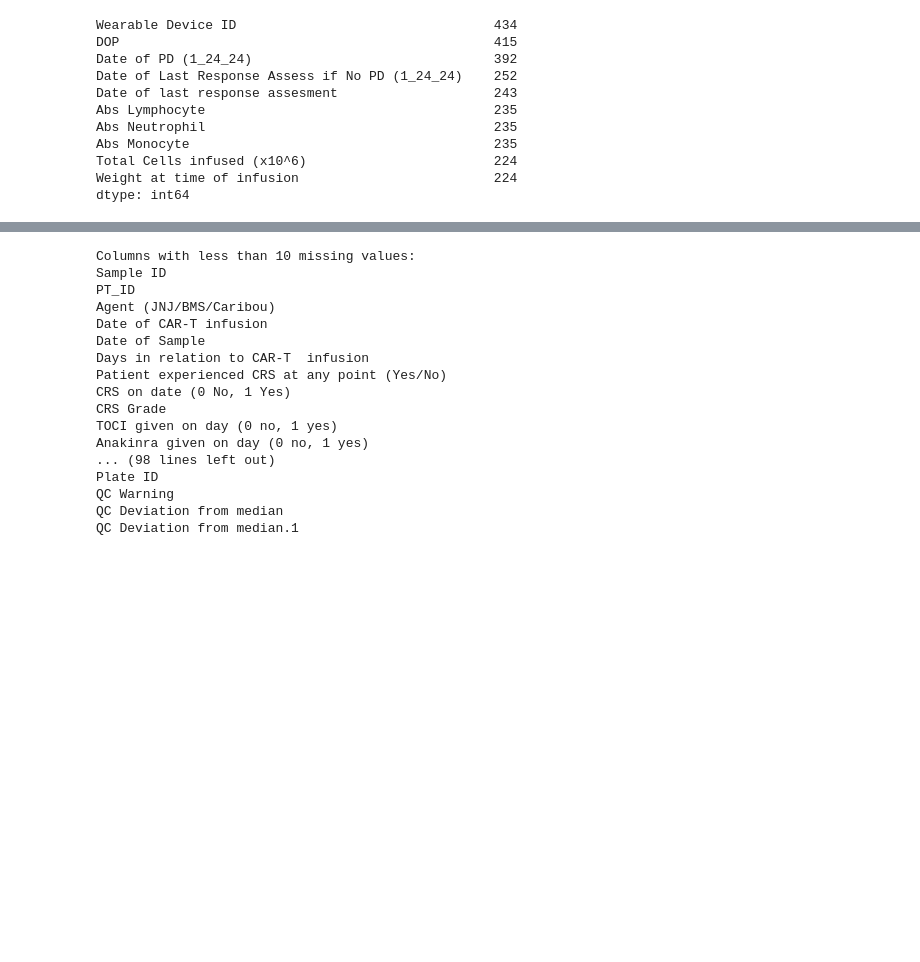
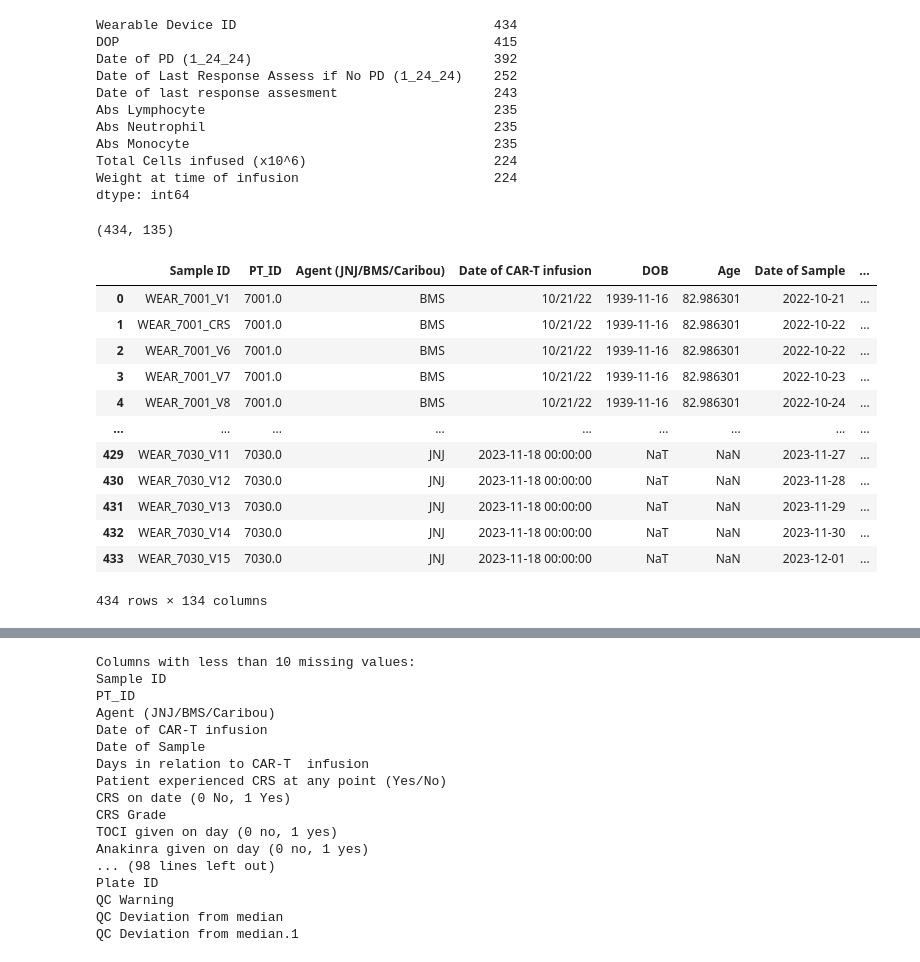
Before and after one commit to Ali-Quidwai/CRS-Detection, a Jupyter notebook: notebooks/Tanyue_time_series_clustering.ipynb, the cells around one changed output, grey strips where cells are left out. Drawn from its saved outputs; the diff is of its cells as text; code cells hidden in the pictures; blank space fills up the shorter version.

```diff
--- a/notebooks/Tanyue_time_series_clustering.ipynb
+++ b/notebooks/Tanyue_time_series_clustering.ipynb
@@ -35,3 +35,24 @@ Abs Monocyte                                       235
 Total Cells infused (x10^6)                        224
 Weight at time of infusion                         224
 dtype: int64
+# %%
+df.shape
+# %% [output]
+(434, 135)
+# %%
+df = df.drop(columns= ["Wearable Device ID"])
+df
+# %% [output]
+|  | Sample ID | PT_ID | Agent (JNJ/BMS/Caribou) | Date of CAR-T infusion | DOB | Age | Date of Sample | ... |
+| 0 | WEAR_7001_V1 | 7001.0 | BMS | 10/21/22 | 1939-11-16 | 82.986301 | 2022-10-21 | ... |
+| 1 | WEAR_7001_CRS | 7001.0 | BMS | 10/21/22 | 1939-11-16 | 82.986301 | 2022-10-22 | ... |
+| 2 | WEAR_7001_V6 | 7001.0 | BMS | 10/21/22 | 1939-11-16 | 82.986301 | 2022-10-22 | ... |
+| 3 | WEAR_7001_V7 | 7001.0 | BMS | 10/21/22 | 1939-11-16 | 82.986301 | 2022-10-23 | ... |
+| 4 | WEAR_7001_V8 | 7001.0 | BMS | 10/21/22 | 1939-11-16 | 82.986301 | 2022-10-24 | ... |
+| ... | ... | ... | ... | ... | ... | ... | ... | ... |
+| 429 | WEAR_7030_V11 | 7030.0 | JNJ | 2023-11-18 00:00:00 | NaT | NaN | 2023-11-27 | ... |
+| 430 | WEAR_7030_V12 | 7030.0 | JNJ | 2023-11-18 00:00:00 | NaT | NaN | 2023-11-28 | ... |
+| 431 | WEAR_7030_V13 | 7030.0 | JNJ | 2023-11-18 00:00:00 | NaT | NaN | 2023-11-29 | ... |
+| 432 | WEAR_7030_V14 | 7030.0 | JNJ | 2023-11-18 00:00:00 | NaT | NaN | 2023-11-30 | ... |
+| 433 | WEAR_7030_V15 | 7030.0 | JNJ | 2023-11-18 00:00:00 | NaT | NaN | 2023-12-01 | ... |
+434 rows × 134 columns
```
Also changed, not shown: parts of 3 cells of this notebook, 28 other files.
